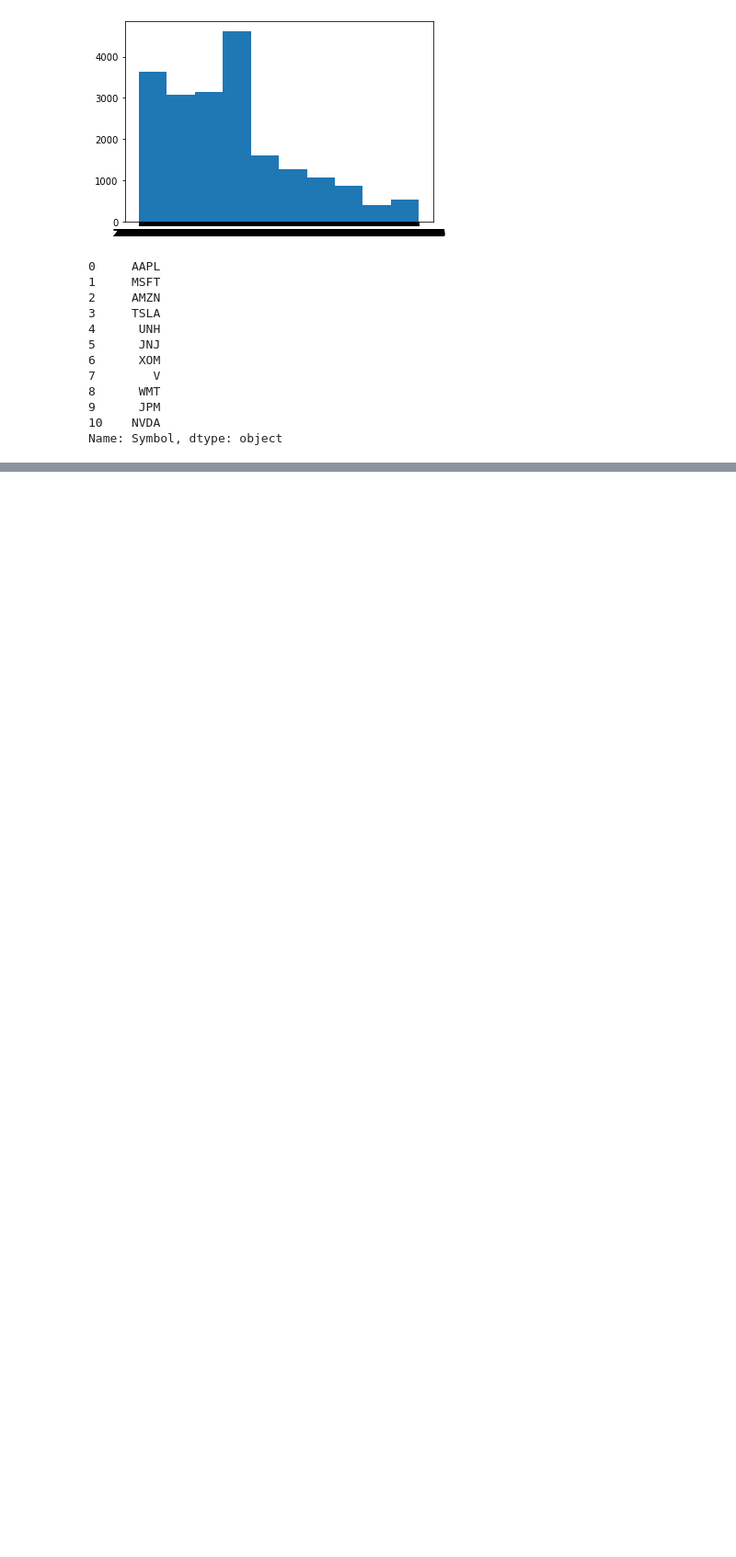
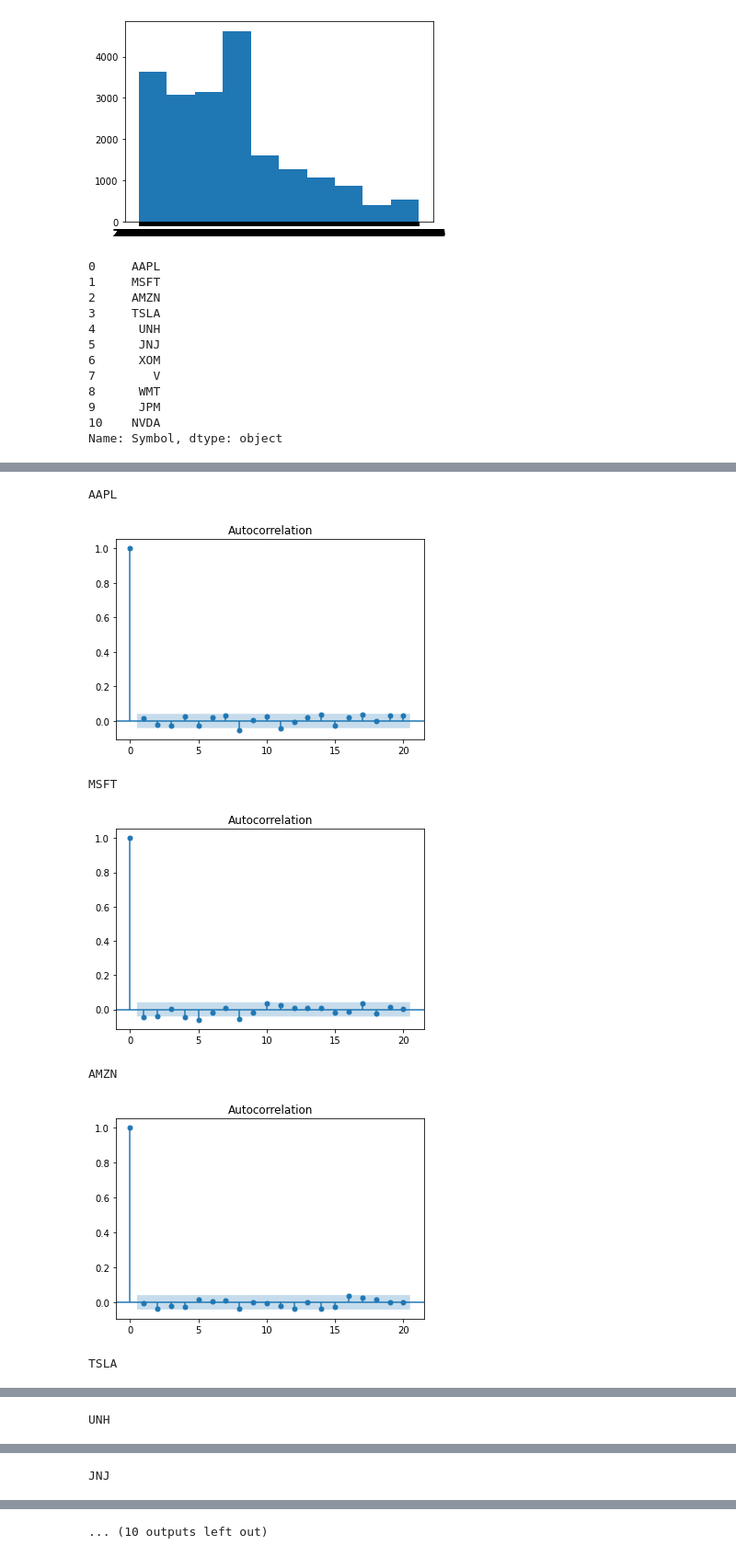
Before and after one commit to DerkNiessink/Project_SDA, a Jupyter notebook: SDA Project - Stock Sentiment Analysis timeseries_1.1.ipynb, the cells around one changed output, grey strips where cells are left out. Shown at 92% size. Drawn from its saved outputs; the diff is of its cells as text; code cells hidden in the pictures; blank space fills up the shorter version.

```diff
--- a/SDA Project - Stock Sentiment Analysis timeseries_1.1.ipynb
+++ b/SDA Project - Stock Sentiment Analysis timeseries_1.1.ipynb
@@ -280,5 +506,13 @@ for variable in df.columns:
 # %%
-for variable in df.columns:
-    plot_acf(df[variable], lags = 5)
+for variable in df.columns[:-1]:
+    plot_acf(df[variable], lags = 20)
     print(variable)
     plt.show()
+# %% [output]
+AAPL
+[figure, added]
+MSFT
+[figure, added]
+AMZN
+[figure, added]
+TSLA
@@ -284,0 +520 @@ for variable in df.columns:
+UNH
@@ -284,0 +522 @@ for variable in df.columns:
+JNJ
@@ -284,0 +524 @@ for variable in df.columns:
+... (10 outputs left out)
```
Also changed, not shown: parts of 36 cells of this notebook.
